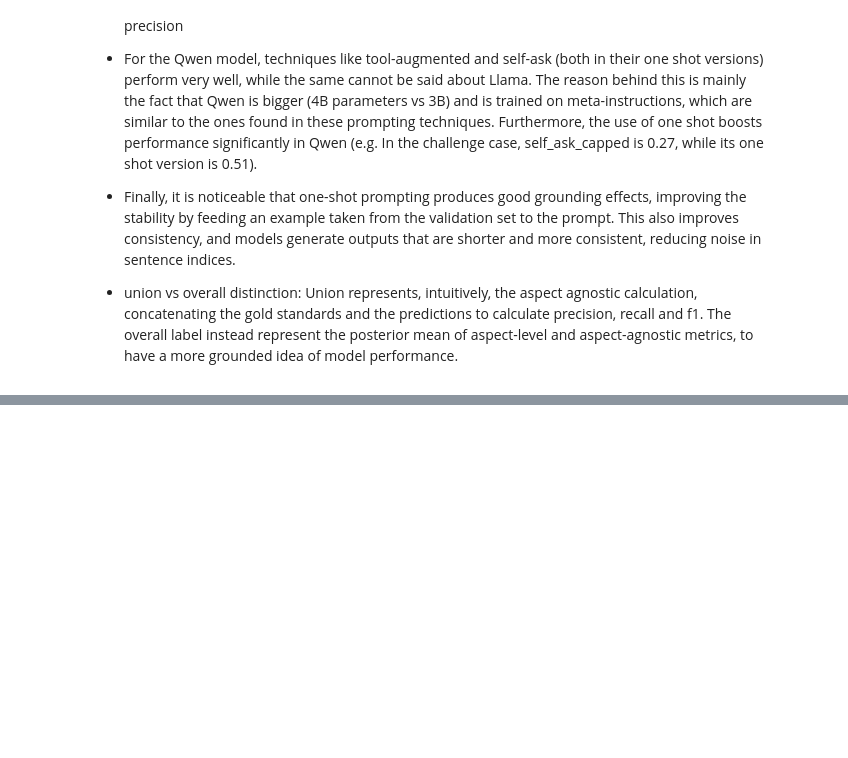
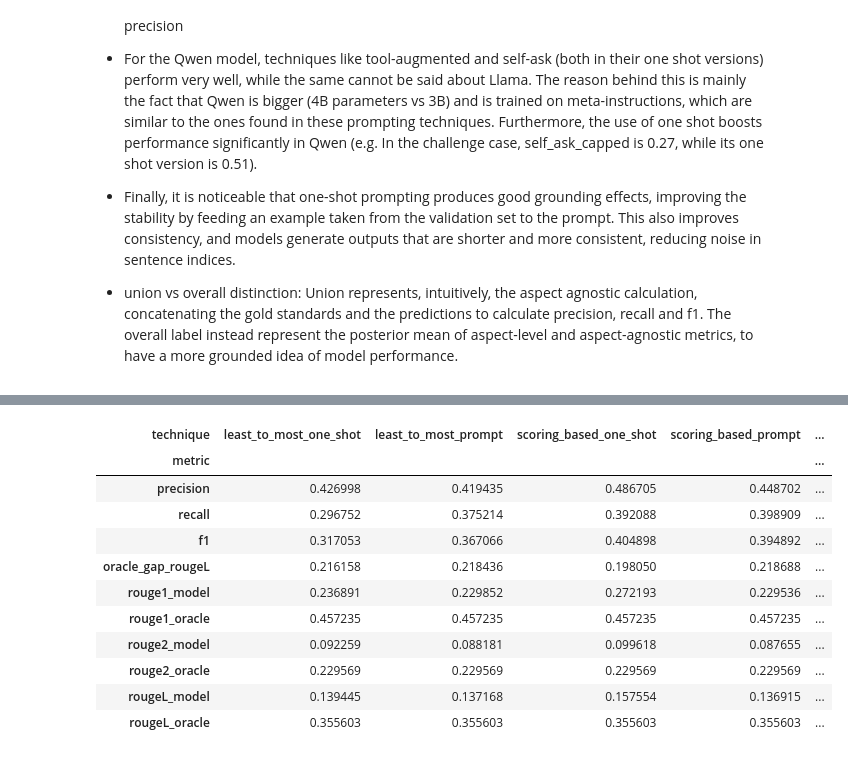
Before and after one commit to fedemarchits/Extractive-Summarization-with-LLMs-and-Heuristics, a Jupyter notebook: Track_A_fast.ipynb, the cells around one changed output, grey strips where cells are left out. Cells and saved outputs as stored; diff of their text form; code cells hidden in the pictures; blank space fills up the shorter version.

```diff
--- a/Track_A_fast.ipynb
+++ b/Track_A_fast.ipynb
@@ -1703,0 +1807,15 @@ union_df_q_capped
+# %%
+union_df_qs
+# %% [output]
+| technique | least_to_most_one_shot | least_to_most_prompt | scoring_based_one_shot | scoring_based_prompt | ... |
+| metric |  |  |  |  | ... |
+| precision | 0.426998 | 0.419435 | 0.486705 | 0.448702 | ... |
+| recall | 0.296752 | 0.375214 | 0.392088 | 0.398909 | ... |
+| f1 | 0.317053 | 0.367066 | 0.404898 | 0.394892 | ... |
+| oracle_gap_rougeL | 0.216158 | 0.218436 | 0.198050 | 0.218688 | ... |
+| rouge1_model | 0.236891 | 0.229852 | 0.272193 | 0.229536 | ... |
+| rouge1_oracle | 0.457235 | 0.457235 | 0.457235 | 0.457235 | ... |
+| rouge2_model | 0.092259 | 0.088181 | 0.099618 | 0.087655 | ... |
+| rouge2_oracle | 0.229569 | 0.229569 | 0.229569 | 0.229569 | ... |
+| rougeL_model | 0.139445 | 0.137168 | 0.157554 | 0.136915 | ... |
+| rougeL_oracle | 0.355603 | 0.355603 | 0.355603 | 0.355603 | ... |
```
Also changed, not shown: parts of 19 cells of this notebook.
